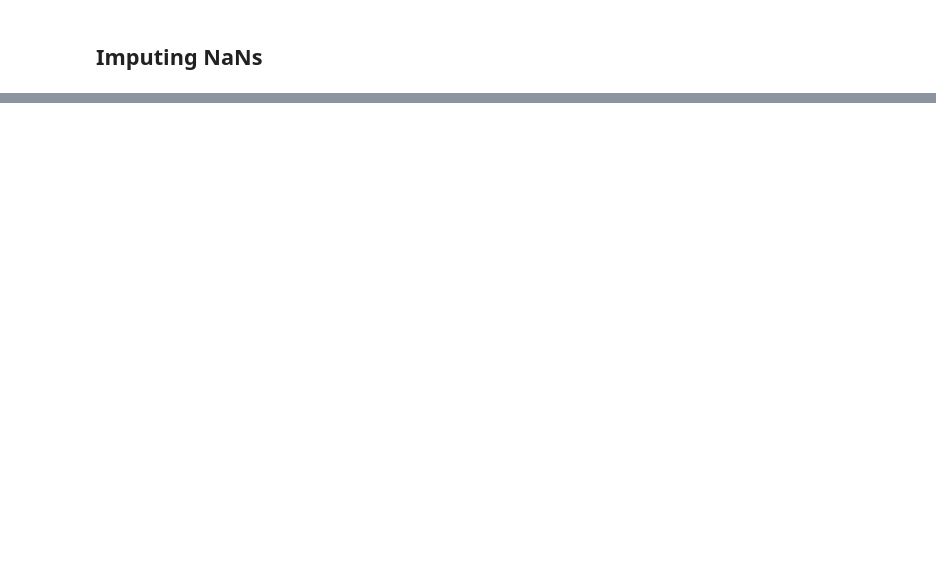
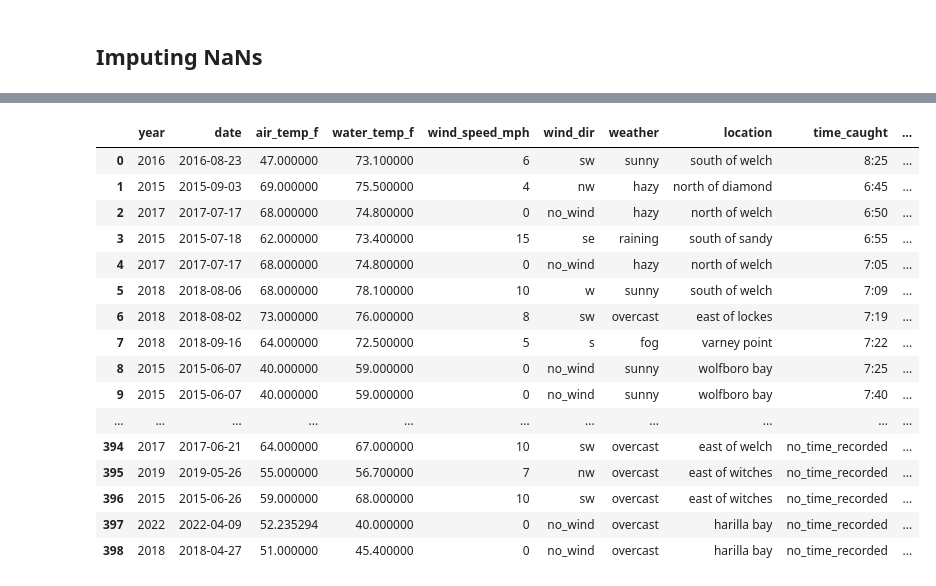
Before and after one commit to dancosta154/Winnipesaukee_Clustering, a Jupyter notebook: data_cleaning.ipynb, the cells around one changed output, grey strips where cells are left out. Cells and saved outputs as stored; diff of their text form; code cells hidden in the pictures; blank space fills up the shorter version.

```diff
--- a/data_cleaning.ipynb
+++ b/data_cleaning.ipynb
@@ -163,4 +401,22 @@ df['location'].value_counts()
 # %%
 df.to_csv('./model_data/winni_reports.csv')
 # %%
-df['wind_dir'].value_counts()
+df
+# %% [output]
+|  | year | date | air_temp_f | water_temp_f | wind_speed_mph | wind_dir | weather | location | time_caught | ... |
+| 0 | 2016 | 2016-08-23 | 47.000000 | 73.100000 | 6 | sw | sunny | south of welch | 8:25 | ... |
+| 1 | 2015 | 2015-09-03 | 69.000000 | 75.500000 | 4 | nw | hazy | north of diamond | 6:45 | ... |
+| 2 | 2017 | 2017-07-17 | 68.000000 | 74.800000 | 0 | no_wind | hazy | north of welch | 6:50 | ... |
+| 3 | 2015 | 2015-07-18 | 62.000000 | 73.400000 | 15 | se | raining | south of sandy | 6:55 | ... |
+| 4 | 2017 | 2017-07-17 | 68.000000 | 74.800000 | 0 | no_wind | hazy | north of welch | 7:05 | ... |
+| 5 | 2018 | 2018-08-06 | 68.000000 | 78.100000 | 10 | w | sunny | south of welch | 7:09 | ... |
+| 6 | 2018 | 2018-08-02 | 73.000000 | 76.000000 | 8 | sw | overcast | east of lockes | 7:19 | ... |
+| 7 | 2018 | 2018-09-16 | 64.000000 | 72.500000 | 5 | s | fog | varney point | 7:22 | ... |
+| 8 | 2015 | 2015-06-07 | 40.000000 | 59.000000 | 0 | no_wind | sunny | wolfboro bay | 7:25 | ... |
+| 9 | 2015 | 2015-06-07 | 40.000000 | 59.000000 | 0 | no_wind | sunny | wolfboro bay | 7:40 | ... |
+| ... | ... | ... | ... | ... | ... | ... | ... | ... | ... | ... |
+| 394 | 2017 | 2017-06-21 | 64.000000 | 67.000000 | 10 | sw | overcast | east of welch | no_time_recorded | ... |
+| 395 | 2019 | 2019-05-26 | 55.000000 | 56.700000 | 7 | nw | overcast | east of witches | no_time_recorded | ... |
+| 396 | 2015 | 2015-06-26 | 59.000000 | 68.000000 | 10 | sw | overcast | east of witches | no_time_recorded | ... |
+| 397 | 2022 | 2022-04-09 | 52.235294 | 40.000000 | 0 | no_wind | overcast | harilla bay | no_time_recorded | ... |
+| 398 | 2018 | 2018-04-27 | 51.000000 | 45.400000 | 0 | no_wind | overcast | harilla bay | no_time_recorded | ... |
```
Also changed, not shown: parts of 23 cells of this notebook, 3 other files.
